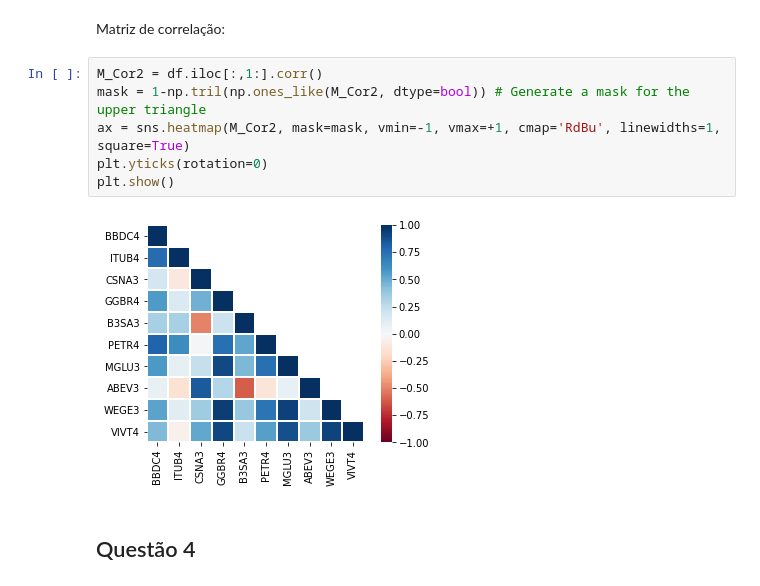
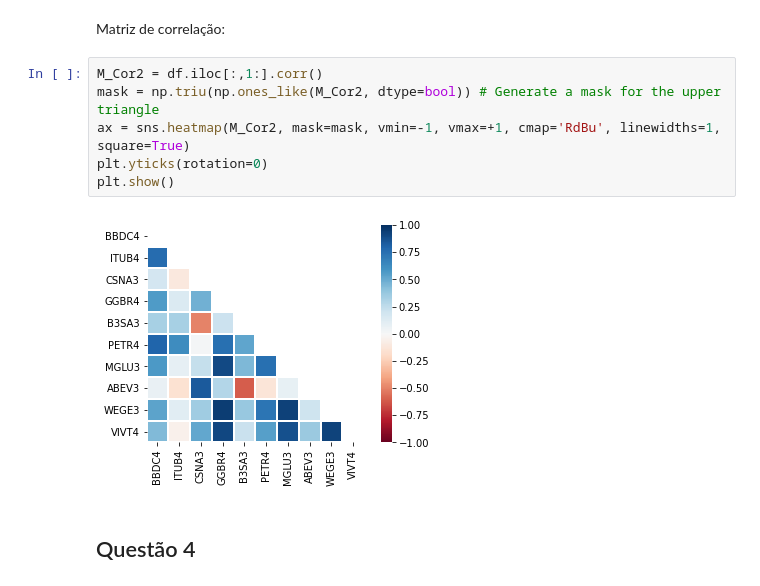
Before and after one commit to cleitonmoya/MAE001_Trabalho2, a Jupyter notebook: Trabalho2.ipynb, the cells around one changed output. Cells and saved outputs as stored; diff of their text form.

```diff
--- a/Trabalho2.ipynb
+++ b/Trabalho2.ipynb
@@ -177,11 +174,11 @@ VIVT4   1.47  -0.15   1.22   7.20   1.14   2.14   3.48   0.61  12.72   6.00
 Matriz de correlação:
 # %%
 M_Cor2 = df.iloc[:,1:].corr()
-mask = 1-np.tril(np.ones_like(M_Cor2, dtype=bool)) # Generate a mask for the upper triangle
+mask = np.triu(np.ones_like(M_Cor2, dtype=bool)) # Generate a mask for the upper triangle
 ax = sns.heatmap(M_Cor2, mask=mask, vmin=-1, vmax=+1, cmap='RdBu', linewidths=1, square=True)
 plt.yticks(rotation=0)
 plt.show()
 # %% [output]
-[figure, old version]
+[figure, new version]
 # %% [markdown]
 ## Questão 4
```
Also changed, not shown: parts of 8 cells of this notebook.
